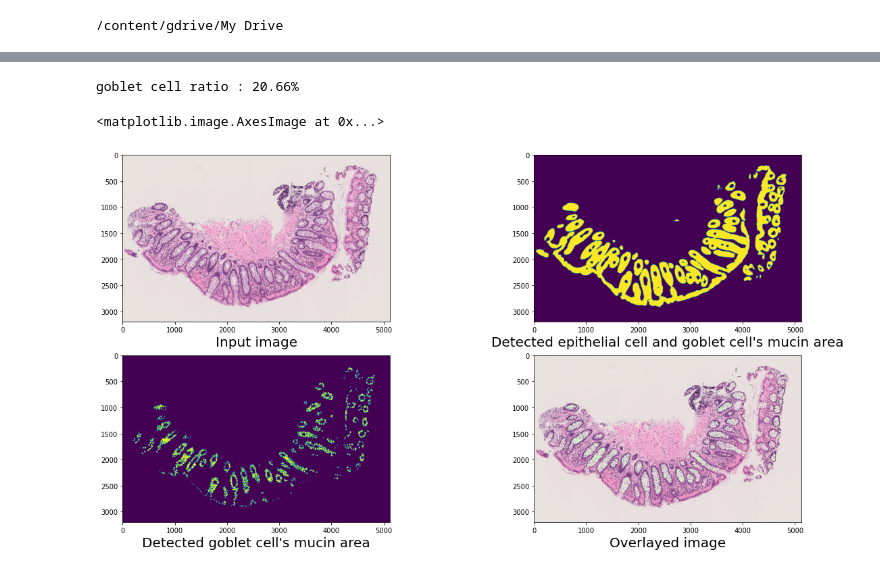
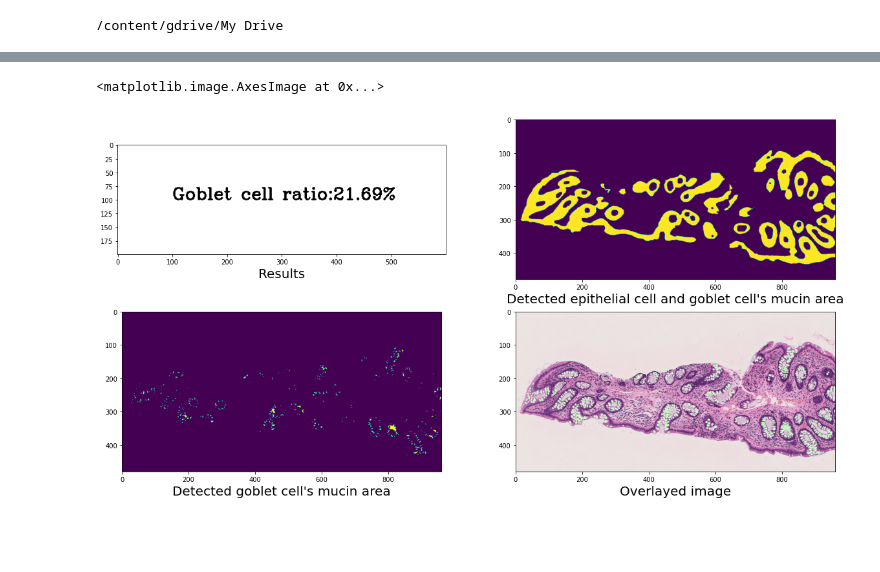
Before and after one commit to junfrankohara/goblet_cell_detection, a Jupyter notebook: goblet_cell_detection.ipynb, the cells around one changed output, grey strips where cells are left out. Saved outputs shown, nothing was run; the diff lists cells and outputs as text; code cells hidden in the pictures; blank space fills up the shorter version.

```diff
--- a/goblet_cell_detection.ipynb
+++ b/goblet_cell_detection.ipynb
@@ -85,7 +85,7 @@ model1 = torch.load('/content/gdrive/MyDrive/model1.pth')
 model2 = torch.load('/content/gdrive/MyDrive/model2.pth')
 # %%
 #Load image
-img_path='/content/gdrive/MyDrive/remission_case.png'
+img_path='/content/gdrive/MyDrive/sample.png'
 img = cv2.imread(img_path)
 img = cv2.cvtColor(img, cv2.COLOR_BGR2RGB)
 plt.imshow(img)
@@ -151,39 +151,40 @@ epithelium_crops=crop_to_320pix(epithelium_img)
 goblet_list=[]
 #Adopt cropped images to model2 for predicting goblet cell's mucin area.
 for crop in tqdm(epithelium_crops):
     image = preprocessing_fn(crop)
     image = image.transpose(2, 0, 1).astype('float32')
     image=torch.from_numpy(image).to(DEVICE).unsqueeze(0)
     predict = model2(image)
     predict = predict.detach().cpu().numpy()[0]
     pr_goblet=predict[2,:,:]
     pr_goblet = np.where(pr_goblet>0.7, 1, 0)
     goblet_list.append(pr_goblet)
 goblet_arrays=np.stack(goblet_list)
 #Assemble size of 320x320pix predicted images into a large image that indicates goblet cell's mucin area.
 detect_goblet=assemble_with320pix(goblet_arrays, img_height, img_width)
 #Calculate the area of epithelial cells and goblet cell's mucin.
 epithelium_bins=np.bincount(detect_epithelium.astype("uint8").flatten())[1]
 #Calculate the area of goblet cell's mucin.
 goblet_bins=np.bincount(detect_goblet.astype("uint8").flatten())[1]
-#Calculate "goblet cell ratio".
-print("goblet cell ratio : {}%".format(round(goblet_bins/epithelium_bins*100,2)))
 #Generate overlayed image
 goblet_arrays_255=detect_goblet.astype("uint8")*255
 mask_color=np.stack([np.zeros(detect_goblet.shape), goblet_arrays_255, np.zeros(detect_goblet.shape)], axis=-1)
 goblet_filt=np.where(mask_color>0, True, False)
 overlay=np.where(goblet_filt, (0.9*mask_color+0.1*img).astype(np.uint8), img)
+overlay=resize(overlay, (overlay.shape[0] / 4, overlay.shape[1] / 4), anti_aliasing=True)
+#Calculate "goblet cell ratio".
+results=np.ones((200,600,3))
+results=cv2.putText(results,text='Goblet cell ratio:{}%'.format(round(goblet_bins/epithelium_bins*100,2)),org=(100, 100),fontFace=cv2.FONT_HERSHEY_COMPLEX, fontScale=1.0, color=(0, 0, 0),thickness=2,lineType=cv2.LINE_4)
 #Display generated images
 fig, axes = plt.subplots(nrows=2, ncols=2)
-axes[0, 0].imshow(img)
-axes[0, 0].set_xlabel('Input image', fontsize=20)
-axes[0, 1].imshow(detect_epithelium)
+axes[0, 0].imshow(results)
+axes[0, 0].set_xlabel('Results', fontsize=20)
+axes[0, 1].imshow(resize(detect_epithelium, (detect_epithelium.shape[0] / 4, detect_epithelium.shape[1] / 4), anti_aliasing=True))
 axes[0, 1].set_xlabel("Detected epithelial cell and goblet cell's mucin area", fontsize=20)
-axes[1, 0].imshow(detect_goblet)
+axes[1, 0].imshow(resize(detect_goblet, (detect_goblet.shape[0] / 4, detect_goblet.shape[1] / 4), anti_aliasing=True))
 axes[1, 0].set_xlabel("Detected goblet cell's mucin area", fontsize=20)
 axes[1, 1].set_xlabel("Overlayed image", fontsize=20)
 axes[1, 1].imshow(overlay)
 # %% [output]
-goblet cell ratio : 20.66%
+<matplotlib.image.AxesImage at 0x...>
-<matplotlib.image.AxesImage at 0x...>
-[figure, old version]
+[figure, new version]
```
Also changed, not shown: parts of 3 cells of this notebook.
